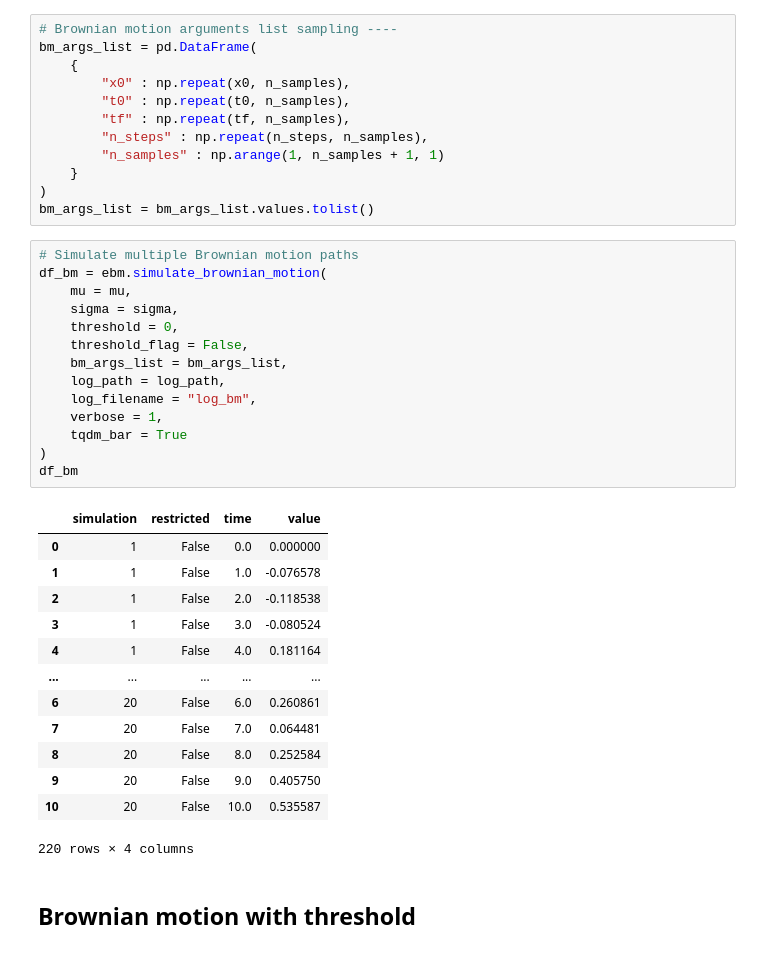
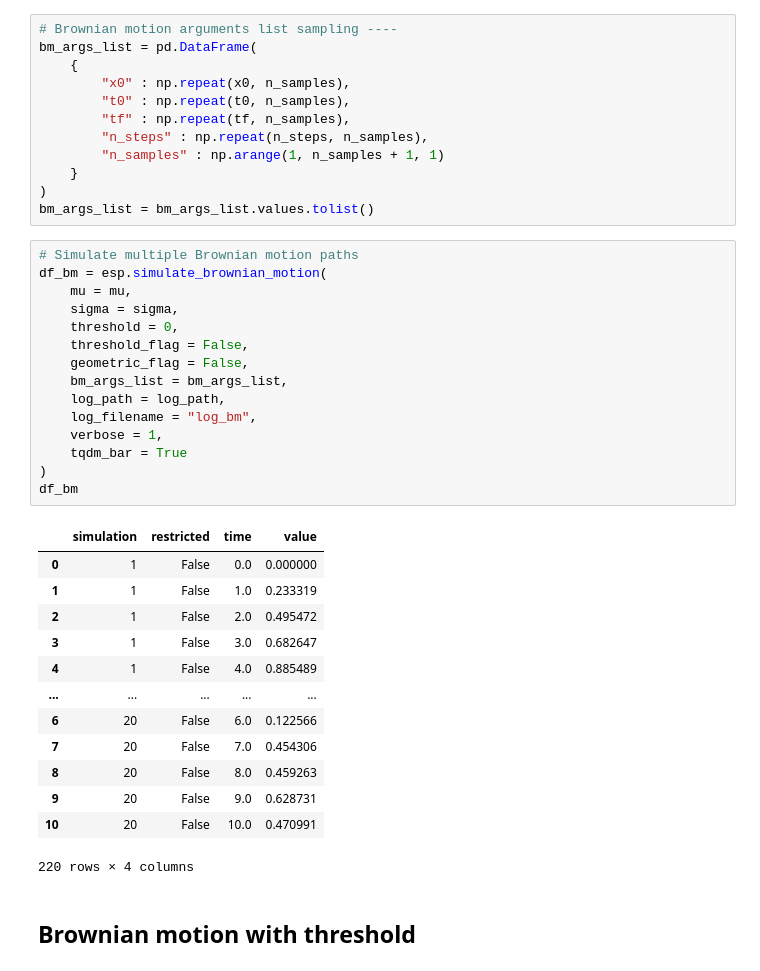
Before and after one commit to fsabrilb/Fokker_Planck_Distribution, a Jupyter notebook: scripts/estimate_stationary_distribution_bm.ipynb, the cells around one changed output. Cells and saved outputs as stored; diff of their text form.

```diff
--- a/scripts/estimate_stationary_distribution_bm.ipynb
+++ b/scripts/estimate_stationary_distribution_bm.ipynb
@@ -53,31 +49,32 @@ bm_args_list = pd.DataFrame(
 bm_args_list = bm_args_list.values.tolist()
 # %%
 # Simulate multiple Brownian motion paths
-df_bm = ebm.simulate_brownian_motion(
+df_bm = esp.simulate_brownian_motion(
     mu = mu,
     sigma = sigma,
     threshold = 0,
     threshold_flag = False,
+    geometric_flag = False,
     bm_args_list = bm_args_list,
     log_path = log_path,
     log_filename = "log_bm",
     verbose = 1,
     tqdm_bar = True
 )
 df_bm
 # %% [output]
 |  | simulation | restricted | time | value |
 | 0 | 1 | False | 0.0 | 0.000000 |
-| 1 | 1 | False | 1.0 | -0.076578 |
-| 2 | 1 | False | 2.0 | -0.118538 |
-| 3 | 1 | False | 3.0 | -0.080524 |
-| 4 | 1 | False | 4.0 | 0.181164 |
+| 1 | 1 | False | 1.0 | 0.233319 |
+| 2 | 1 | False | 2.0 | 0.495472 |
+| 3 | 1 | False | 3.0 | 0.682647 |
+| 4 | 1 | False | 4.0 | 0.885489 |
 | ... | ... | ... | ... | ... |
-| 6 | 20 | False | 6.0 | 0.260861 |
-| 7 | 20 | False | 7.0 | 0.064481 |
-| 8 | 20 | False | 8.0 | 0.252584 |
-| 9 | 20 | False | 9.0 | 0.405750 |
-| 10 | 20 | False | 10.0 | 0.535587 |
+| 6 | 20 | False | 6.0 | 0.122566 |
+| 7 | 20 | False | 7.0 | 0.454306 |
+| 8 | 20 | False | 8.0 | 0.459263 |
+| 9 | 20 | False | 9.0 | 0.628731 |
+| 10 | 20 | False | 10.0 | 0.470991 |
 220 rows × 4 columns
 # %% [markdown]
 ## Brownian motion with threshold
```
Also changed, not shown: parts of 7 cells of this notebook, 4 other files.
